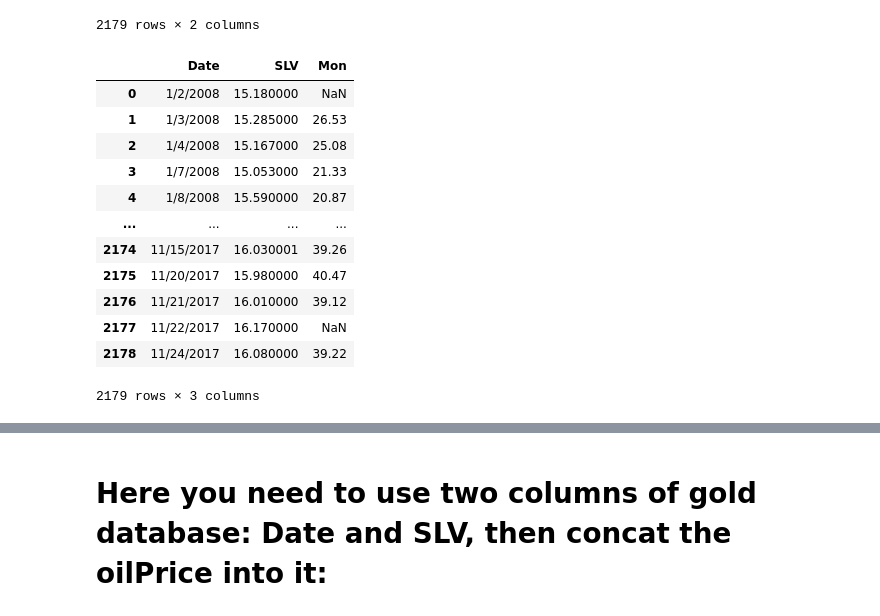
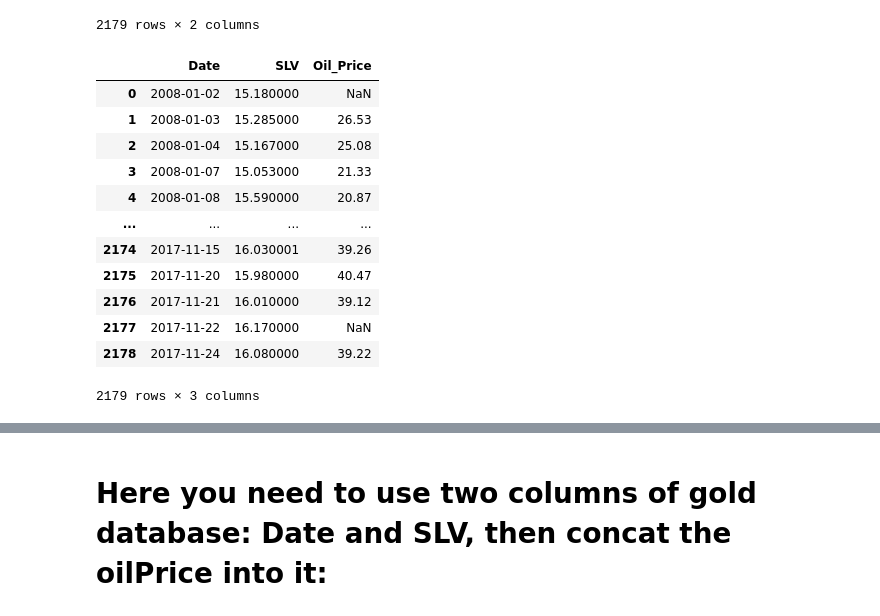
Before and after one commit to Ayomi-tech/Silver-Price-and-Oil-Price-interaction, a Jupyter notebook: New oil price code.ipynb, the cells around one changed output, grey strips where cells are left out. Drawn from its saved outputs; the diff is of its cells as text; code cells hidden in the pictures.

```diff
--- a/New oil price code.ipynb
+++ b/New oil price code.ipynb
@@ -67,7 +67,7 @@ print(df['Oil_Price'].mean())
 # %%
 # Replacing Nan(missing values) with the mean of the column(Oil_Price)
 
-df['Oil_Price'].fillna(43.74, inplace=True)
+# df['Oil_Price'].fillna(43.74, inplace=True)
 # %%
 # Checking if Nan is replaced with our mean
 
@@ -179,19 +179,19 @@ silver_2
 # silver_2['Year'] = silver_2['Date'].dt.year
 # silver_2
 # %%
-gld_slv = pd.concat([gld_1, df_2], axis=1)
-gld_slv
+semi_final = pd.concat([silver_2, subset], axis=1)
+semi_final
 # %% [output]
-|  | Date | SLV | Mon |
-| 0 | 1/2/2008 | 15.180000 | NaN |
-| 1 | 1/3/2008 | 15.285000 | 26.53 |
-| 2 | 1/4/2008 | 15.167000 | 25.08 |
-| 3 | 1/7/2008 | 15.053000 | 21.33 |
-| 4 | 1/8/2008 | 15.590000 | 20.87 |
+|  | Date | SLV | Oil_Price |
+| 0 | 2008-01-02 | 15.180000 | NaN |
+| 1 | 2008-01-03 | 15.285000 | 26.53 |
+| 2 | 2008-01-04 | 15.167000 | 25.08 |
+| 3 | 2008-01-07 | 15.053000 | 21.33 |
+| 4 | 2008-01-08 | 15.590000 | 20.87 |
 | ... | ... | ... | ... |
-| 2174 | 11/15/2017 | 16.030001 | 39.26 |
-| 2175 | 11/20/2017 | 15.980000 | 40.47 |
-| 2176 | 11/21/2017 | 16.010000 | 39.12 |
-| 2177 | 11/22/2017 | 16.170000 | NaN |
-| 2178 | 11/24/2017 | 16.080000 | 39.22 |
+| 2174 | 2017-11-15 | 16.030001 | 39.26 |
+| 2175 | 2017-11-20 | 15.980000 | 40.47 |
+| 2176 | 2017-11-21 | 16.010000 | 39.12 |
+| 2177 | 2017-11-22 | 16.170000 | NaN |
+| 2178 | 2017-11-24 | 16.080000 | 39.22 |
 2179 rows × 3 columns
```
Also changed, not shown: parts of 31 cells of this notebook, 1 other file.
